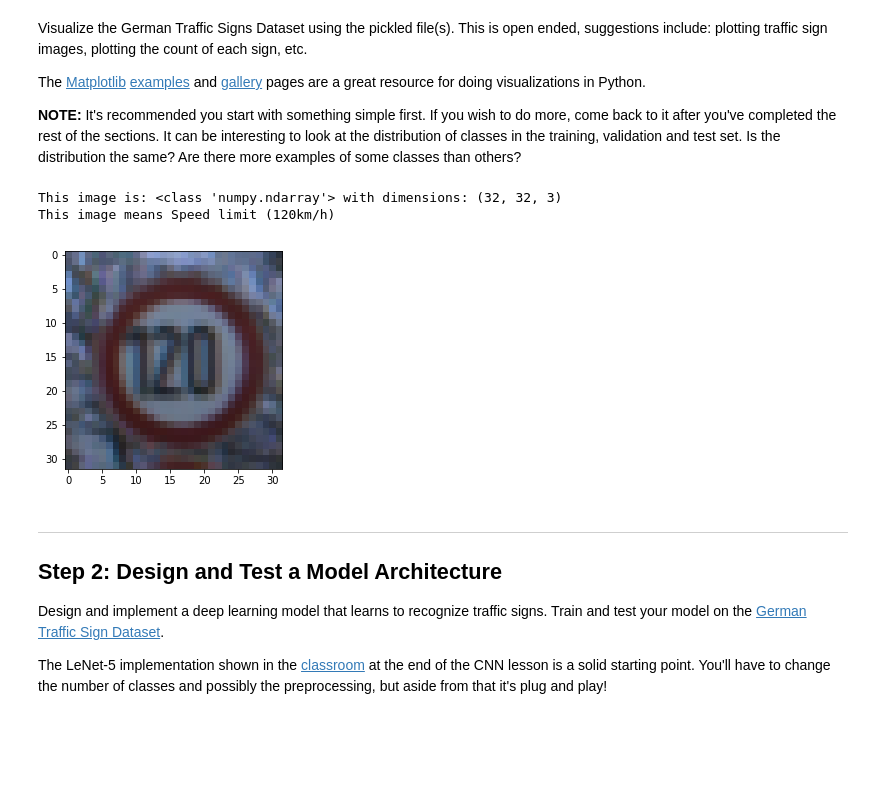
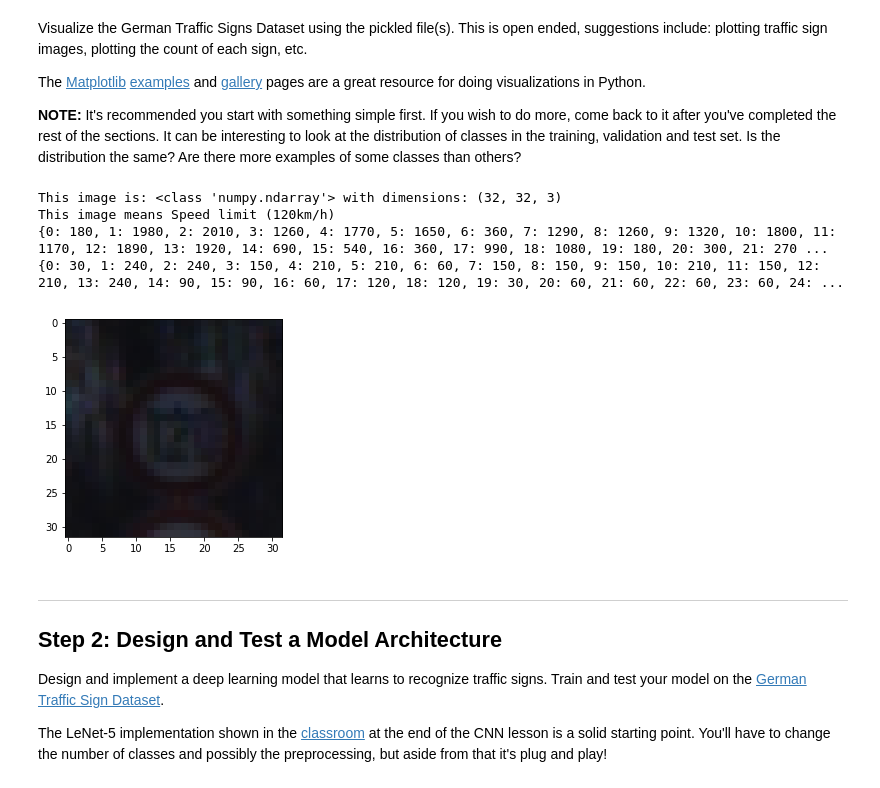
Before and after one commit to huangzihan16/carnd-term1, a Jupyter notebook: Traffic_Sign_Classifier.ipynb, the cells around one changed output. Saved outputs shown, nothing was run; the diff lists cells and outputs as text; code cells hidden in the pictures; blank space fills up the shorter version.

```diff
--- a/Traffic_Sign_Classifier.ipynb
+++ b/Traffic_Sign_Classifier.ipynb
@@ -196,6 +192,8 @@ def sign_name(idx):
         name = 'End of no passing by vehicles over 3.5 metric tons'
     return name
 # %%
+from collections import Counter
+
 def random_show_img(train_x, train_y):
     n = len(train_x)
     index = random.randint(0, n)
@@ -208,14 +206,22 @@ def random_show_img(train_x, train_y):
         plt.imshow(image, cmap="gray")
         #print (image)
         #pass
+
+def num_of_sign(data_y):
+    print(dict(Counter(data_y)))
 # %%
 #reading in an image shuffle
 
 random_show_img(X_train, y_train)
+
+num_of_sign(y_train)
+num_of_sign(y_valid)
 # %% [output]
 This image is: <class 'numpy.ndarray'> with dimensions: (32, 32, 3)
 This image means Speed limit (120km/h)
+{0: 180, 1: 1980, 2: 2010, 3: 1260, 4: 1770, 5: 1650, 6: 360, 7: 1290, 8: 1260, 9: 1320, 10: 1800, 11: 1170, 12: 1890, 13: 1920, 14: 690, 15: 540, 16: 360, 17: 990, 18: 1080, 19: 180, 20: 300, 21: 270 ...
+{0: 30, 1: 240, 2: 240, 3: 150, 4: 210, 5: 210, 6: 60, 7: 150, 8: 150, 9: 150, 10: 210, 11: 150, 12: 210, 13: 240, 14: 90, 15: 90, 16: 60, 17: 120, 18: 120, 19: 30, 20: 60, 21: 60, 22: 60, 23: 60, 24: ...
-[figure, old version]
+[figure, new version]
 # %% [markdown]
 ----
 
```
Also changed, not shown: parts of 14 cells of this notebook.
